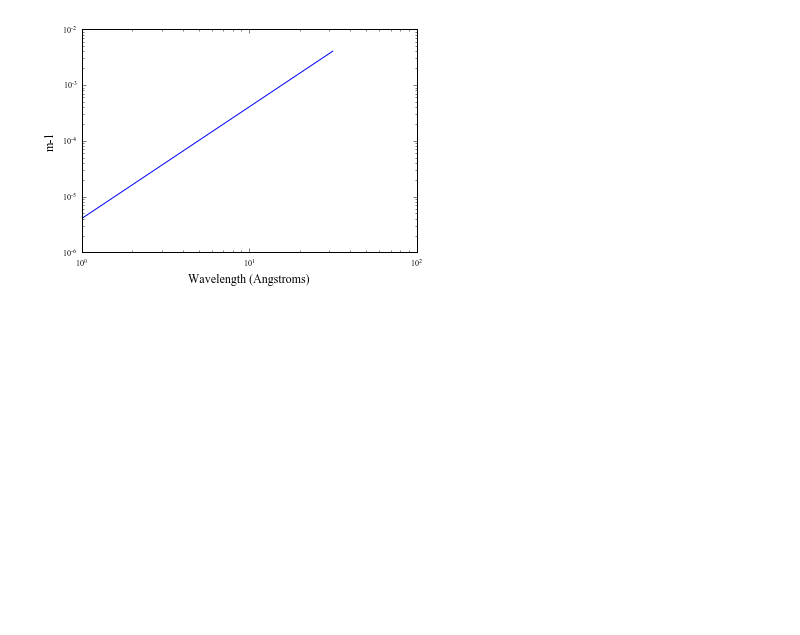
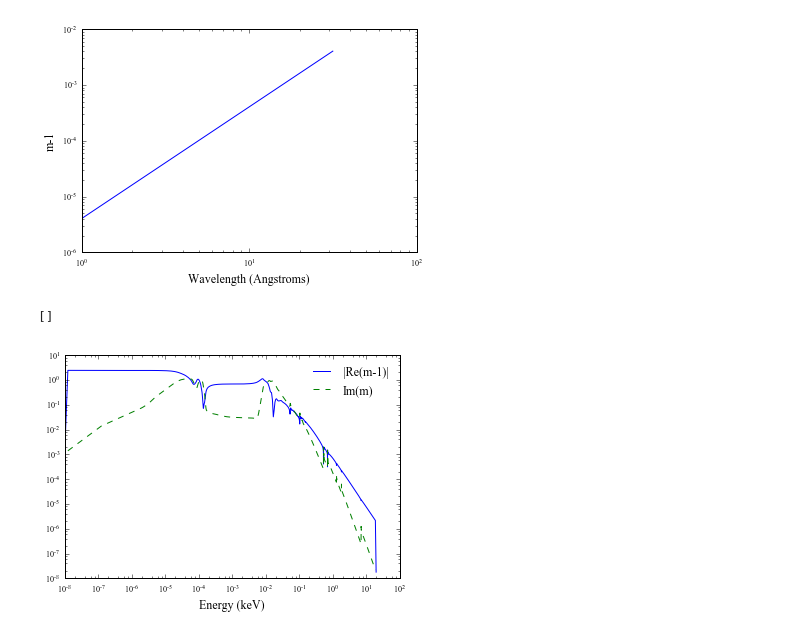
Before and after one commit to eblur/newdust, a Jupyter notebook: examples/plot_cmindex.ipynb, the cells around one changed output. Saved outputs shown, nothing was run; the diff lists cells and outputs as text; code cells hidden in the pictures; blank space fills up the shorter version.

```diff
--- a/examples/plot_cmindex.ipynb
+++ b/examples/plot_cmindex.ipynb
@@ -24,3 +24,12 @@ plt.loglog()
 # %% [output]
 []
 [figure]
+# %%
+stest = composition.CmSilicate()
+# %%
+ax = plt.subplot(111)
+stest.plot(ax)
+plt.loglog()
+# %% [output]
+[]
+[figure, added]
```
Also changed, not shown: parts of 2 cells of this notebook, 4 other files.
